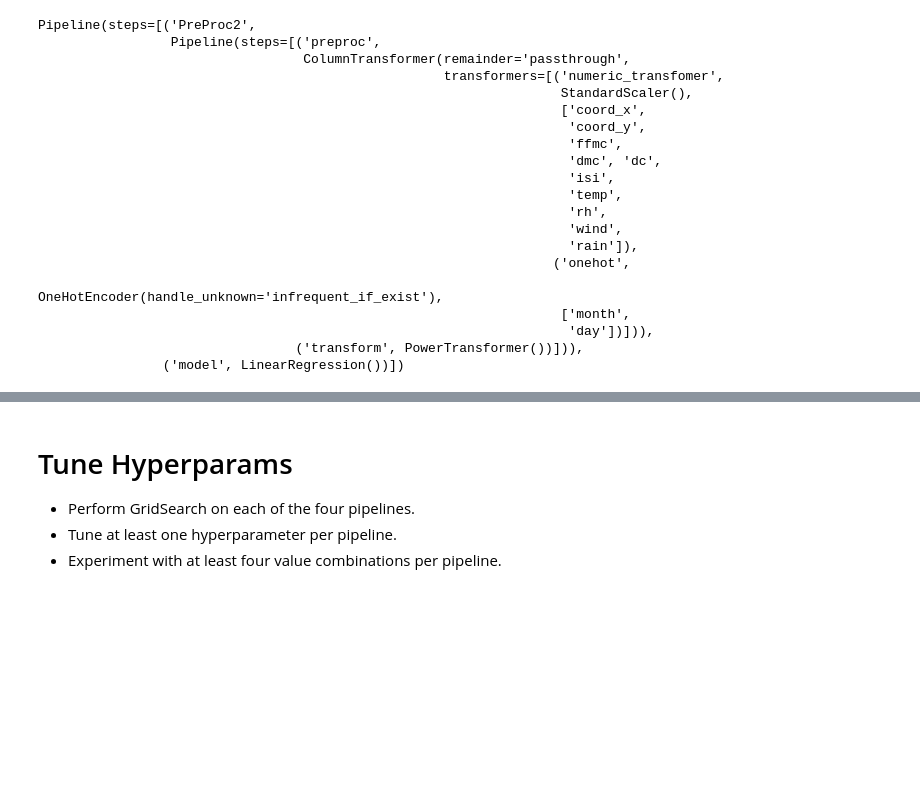
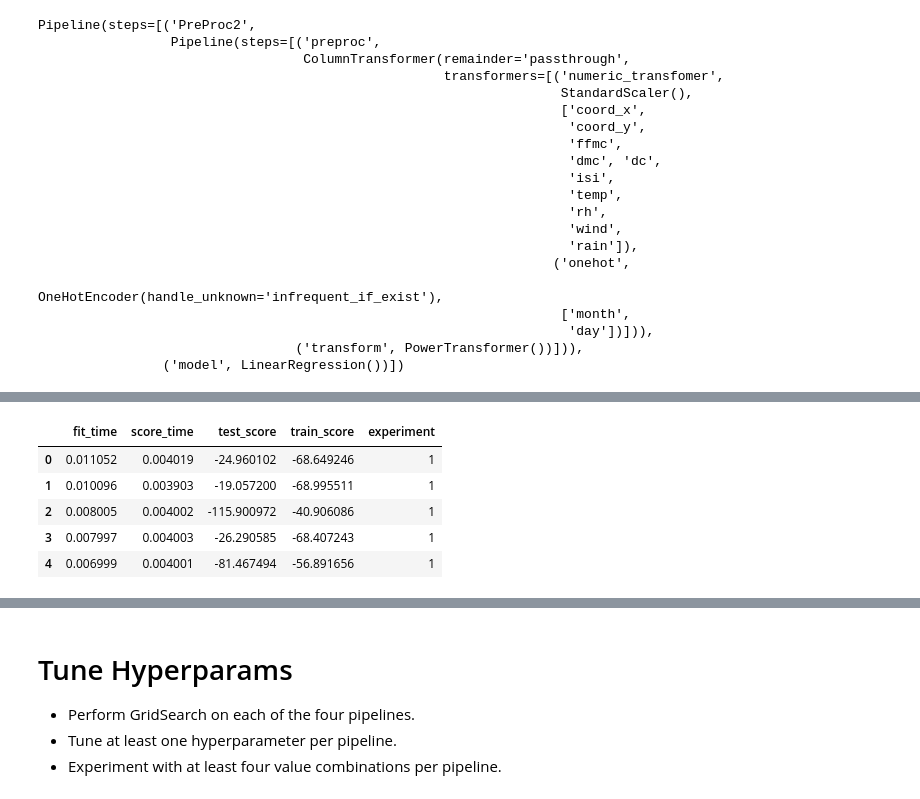
Before and after one commit to torontodeveloper/production, a Jupyter notebook: 02_activities/assignments/assignment_2.ipynb, the cells around one changed output, grey strips where cells are left out. Cells and saved outputs as stored; diff of their text form; code cells hidden in the pictures; blank space fills up the shorter version.

```diff
--- a/02_activities/assignments/assignment_2.ipynb
+++ b/02_activities/assignments/assignment_2.ipynb
@@ -314,3 +314,10 @@ Pipeline(steps=[('PreProc2',
                                                                     'day'])])),
                                  ('transform', PowerTransformer())])),
                 ('model', LinearRegression())])
+# %%
+# Advanced model such as Ridge or Lasso regression
+pipleline_C = Pipeline([
+    ("PreProc1",preproc1),
+    ("model",Ridge())
+])
+pipleline_C
@@ -377,0 +429,12 @@ advanced_result
+# %%
+# Pipeline C = preproc1 + advanced model
+res_simple_dict = cross_validate(pipleline_C, X_features, y_target, cv=5, scoring = 'neg_root_mean_squared_error', return_train_score = True,error_score='raise')
+result_C = pd.DataFrame(res_simple_dict).assign(experiment = 1)
+result_C
+# %% [output]
+|  | fit_time | score_time | test_score | train_score | experiment |
+| 0 | 0.011052 | 0.004019 | -24.960102 | -68.649246 | 1 |
+| 1 | 0.010096 | 0.003903 | -19.057200 | -68.995511 | 1 |
+| 2 | 0.008005 | 0.004002 | -115.900972 | -40.906086 | 1 |
+| 3 | 0.007997 | 0.004003 | -26.290585 | -68.407243 | 1 |
+| 4 | 0.006999 | 0.004001 | -81.467494 | -56.891656 | 1 |
```
Also changed, not shown: parts of 35 cells of this notebook, 3 other files.
